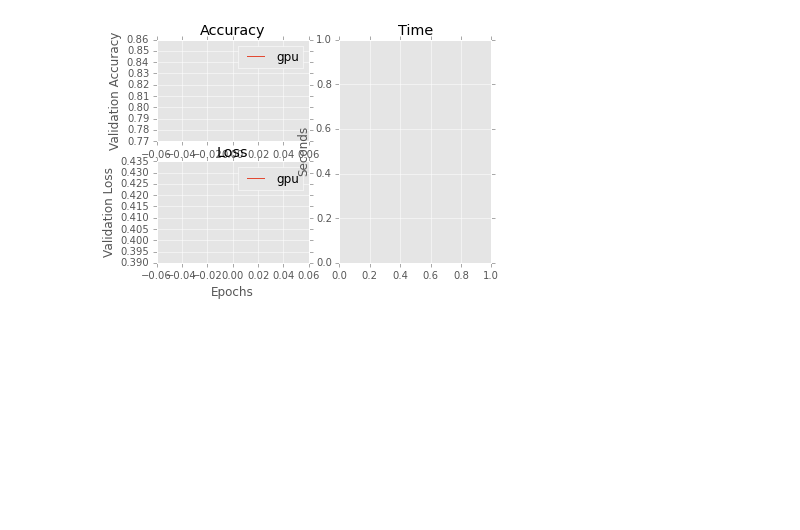
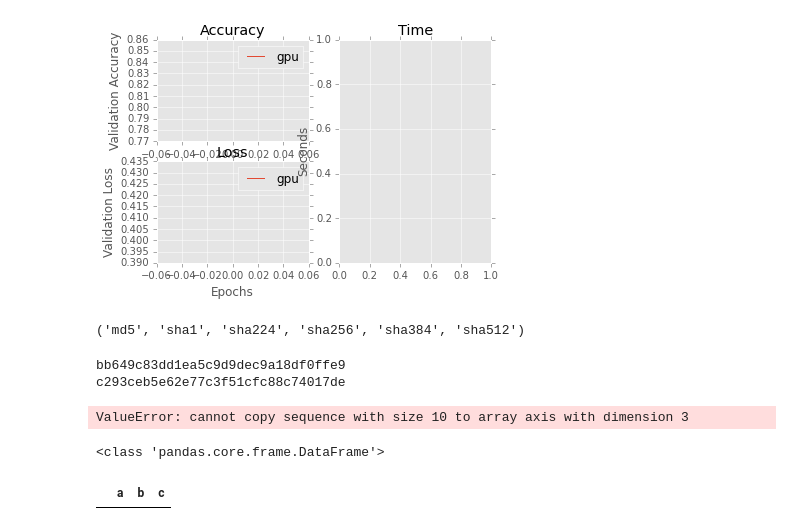
Before and after one commit to DannyWeitekamp/CMS_Deep_Learning, a Jupyter notebook: Untitled.ipynb, the cells around one changed output. Cells and saved outputs as stored; diff of their text form; code cells hidden in the pictures; blank space fills up the shorter version.

```diff
--- a/Untitled.ipynb
+++ b/Untitled.ipynb
@@ -96,0 +95,37 @@ AttributeError: Unknown property tick_label
+# %%
+import hashlib
+hashlib.algorithms
+# %% [output]
+('md5', 'sha1', 'sha224', 'sha256', 'sha384', 'sha512')
+# %%
+m = hashlib.md5()
+m.update("Nobody inspects")
+m.update(" the spammish repetition")
+print(m.hexdigest())
+
+
+m = hashlib.md5()
+m.update(" the spammish repetition")
+m.update("Nobody inspects")
+print(m.hexdigest())
+# %% [output]
+bb649c83dd1ea5c9d9dec9a18df0ffe9
+c293ceb5e62e77c3f51cfc88c74017de
+# %%
+import pandas as pd
+import numpy as np
+dfs = [pd.DataFrame(np.random.rand(10, 3), columns=list('abc')) for i in range(3)]
+DF = pd.DataFrame(np.array(dfs), columns=list('ABC'))
+
+print(DF)
+# %% [output]
+ValueError: cannot copy sequence with size 10 to array axis with dimension 3
+# %%
+q = df[(df.a < df.b) & (df.b < df.c)]
+print(type(q))
+# %% [output]
+<class 'pandas.core.frame.DataFrame'>
+# %%
+df.query('(a < b) & (b < c)')
+# %% [output]
+|  | a | b | c |
```
Also changed, not shown: parts of 1 cell of this notebook, 2 other files.
